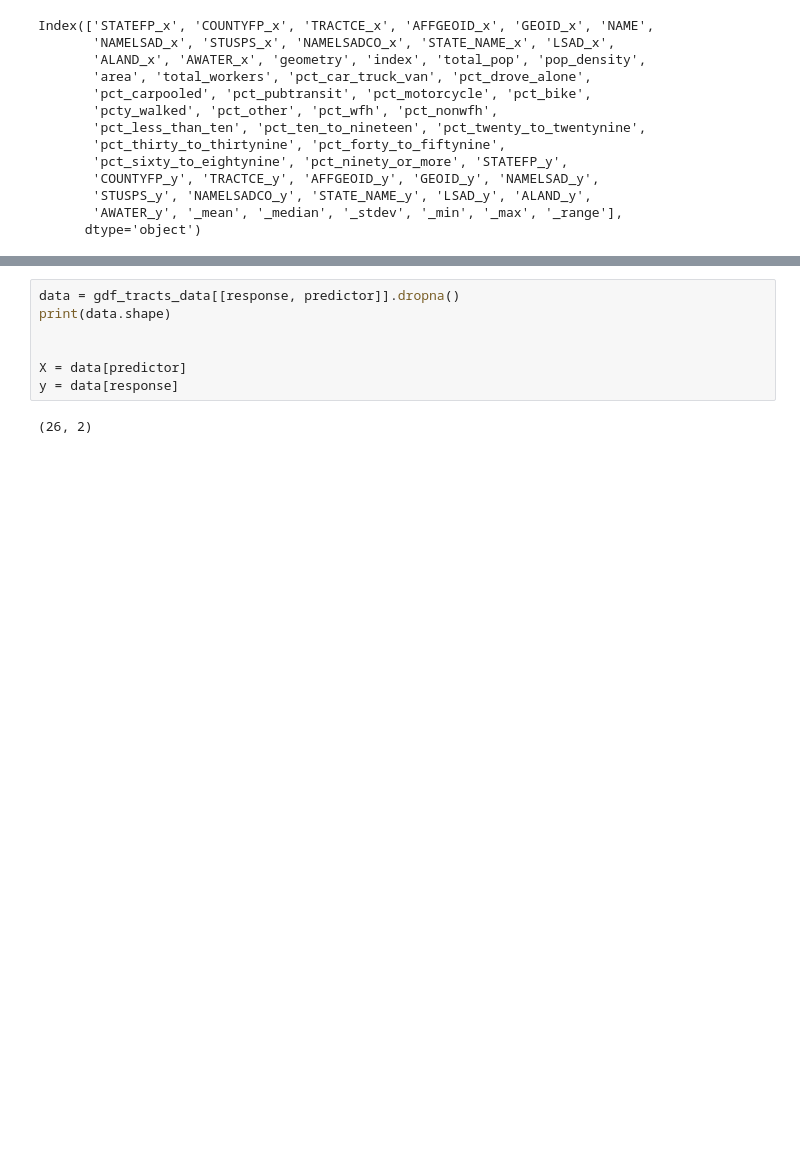
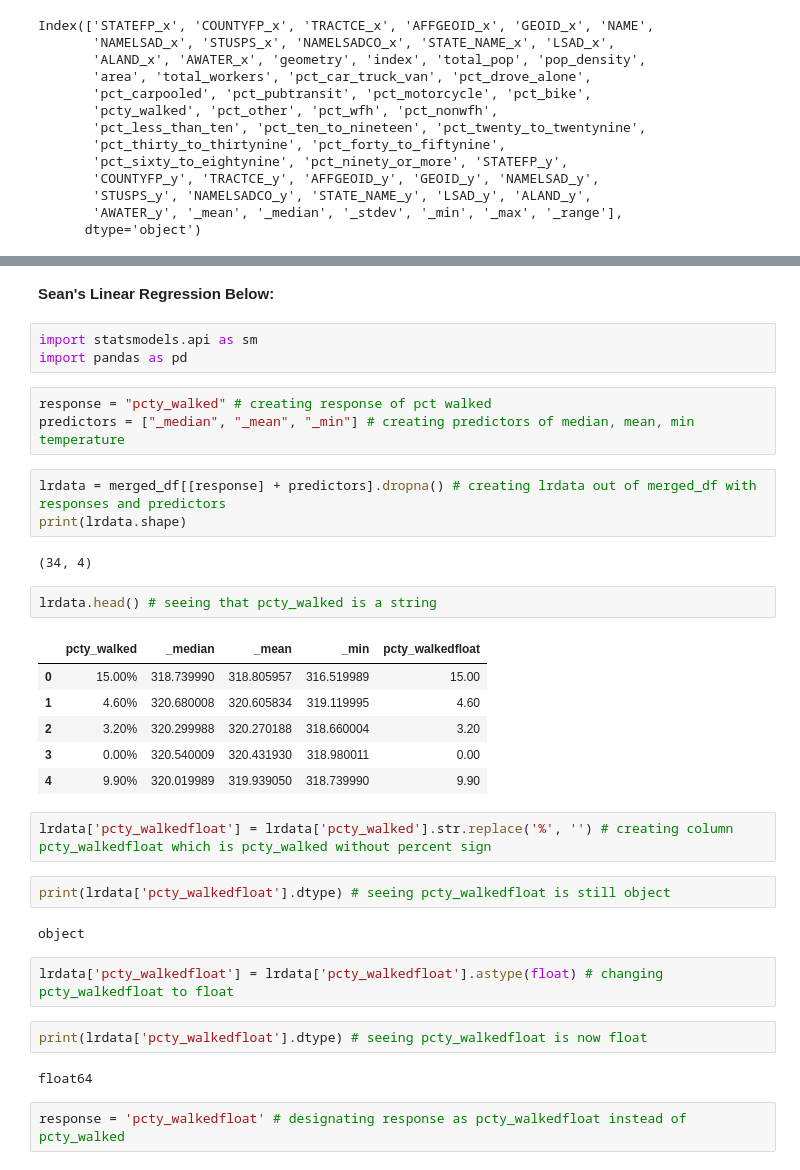
Before and after one commit to evaneliz/534groupprojfiles, a Jupyter notebook: 11.27group_assignment_5_evanpopparams.ipynb, the cells around one changed output, grey strips where cells are left out. Saved outputs shown, nothing was run; the diff lists cells and outputs as text; blank space fills up the shorter version.

```diff
--- a/11.27group_assignment_5_evanpopparams.ipynb
+++ b/11.27group_assignment_5_evanpopparams.ipynb
@@ -252,9 +243,36 @@ predictor = "_max"
-# %%
-data = gdf_tracts_data[[response, predictor]].dropna()
-print(data.shape)
-
-
-X = data[predictor]
-y = data[response]
-# %% [output]
-(26, 2)
+# %% [markdown]
+**Sean's Linear Regression Below:**
+# %%
+import statsmodels.api as sm
+import pandas as pd
+# %%
+response = "pcty_walked" # creating response of pct walked
+predictors = ["_median", "_mean", "_min"] # creating predictors of median, mean, min temperature
+# %%
+lrdata = merged_df[[response] + predictors].dropna() # creating lrdata out of merged_df with responses and predictors
+print(lrdata.shape)
+# %% [output]
+(34, 4)
+# %%
+lrdata.head() # seeing that pcty_walked is a string
+# %% [output]
+|  | pcty_walked | _median | _mean | _min | pcty_walkedfloat |
+| 0 | 15.00% | 318.739990 | 318.805957 | 316.519989 | 15.00 |
+| 1 | 4.60% | 320.680008 | 320.605834 | 319.119995 | 4.60 |
+| 2 | 3.20% | 320.299988 | 320.270188 | 318.660004 | 3.20 |
+| 3 | 0.00% | 320.540009 | 320.431930 | 318.980011 | 0.00 |
+| 4 | 9.90% | 320.019989 | 319.939050 | 318.739990 | 9.90 |
+# %%
+lrdata['pcty_walkedfloat'] = lrdata['pcty_walked'].str.replace('%', '') # creating column pcty_walkedfloat which is pcty_walked without percent sign
+# %%
+print(lrdata['pcty_walkedfloat'].dtype) # seeing pcty_walkedfloat is still object
+# %% [output]
+object
+# %%
+lrdata['pcty_walkedfloat'] = lrdata['pcty_walkedfloat'].astype(float) # changing pcty_walkedfloat to float
+# %%
+print(lrdata['pcty_walkedfloat'].dtype) # seeing pcty_walkedfloat is now float
+# %% [output]
+float64
+# %%
+response = 'pcty_walkedfloat' # designating response as pcty_walkedfloat instead of pcty_walked
```
Also changed, not shown: parts of 5 cells of this notebook.
